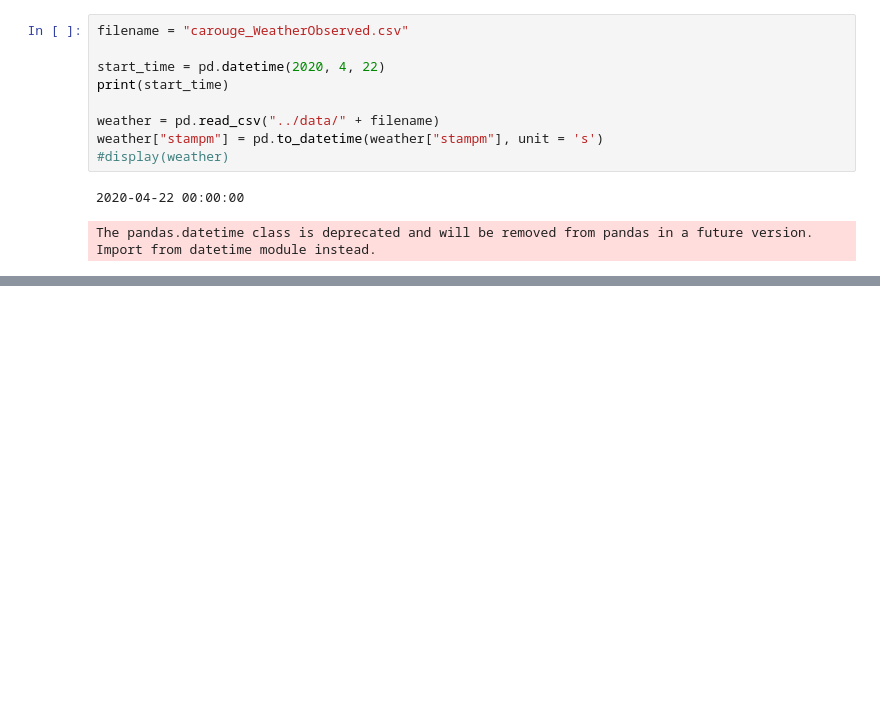
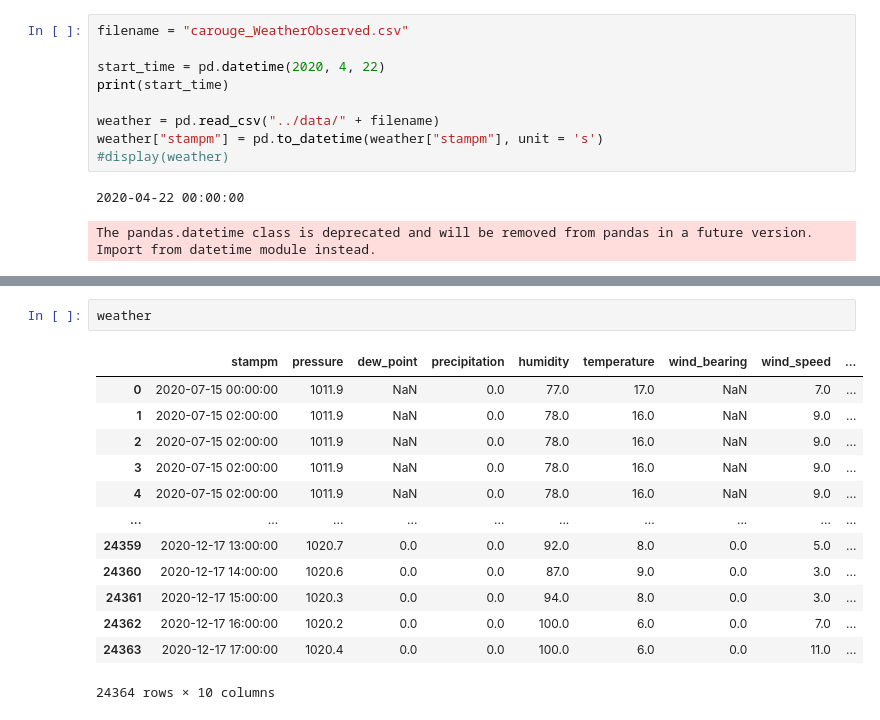
Before and after one commit to naiades-jsi/Carouge, a Jupyter notebook: notebooks/Data.ipynb, the cells around one changed output, grey strips where cells are left out. Drawn from its saved outputs; the diff is of its cells as text; blank space fills up the shorter version.

```diff
--- a/notebooks/Data.ipynb
+++ b/notebooks/Data.ipynb
@@ -55,3 +52,19 @@ fig.add_scatter(x = data['time'], y = data['value'], mode = 'lines', name = 'dam
 fig.show()
 # %% [output]
 [interactive output not drawn]
+# %%
+weather
+# %% [output]
+|  | stampm | pressure | dew_point | precipitation | humidity | temperature | wind_bearing | wind_speed | ... |
+| 0 | 2020-07-15 00:00:00 | 1011.9 | NaN | 0.0 | 77.0 | 17.0 | NaN | 7.0 | ... |
+| 1 | 2020-07-15 02:00:00 | 1011.9 | NaN | 0.0 | 78.0 | 16.0 | NaN | 9.0 | ... |
+| 2 | 2020-07-15 02:00:00 | 1011.9 | NaN | 0.0 | 78.0 | 16.0 | NaN | 9.0 | ... |
+| 3 | 2020-07-15 02:00:00 | 1011.9 | NaN | 0.0 | 78.0 | 16.0 | NaN | 9.0 | ... |
+| 4 | 2020-07-15 02:00:00 | 1011.9 | NaN | 0.0 | 78.0 | 16.0 | NaN | 9.0 | ... |
+| ... | ... | ... | ... | ... | ... | ... | ... | ... | ... |
+| 24359 | 2020-12-17 13:00:00 | 1020.7 | 0.0 | 0.0 | 92.0 | 8.0 | 0.0 | 5.0 | ... |
+| 24360 | 2020-12-17 14:00:00 | 1020.6 | 0.0 | 0.0 | 87.0 | 9.0 | 0.0 | 3.0 | ... |
+| 24361 | 2020-12-17 15:00:00 | 1020.3 | 0.0 | 0.0 | 94.0 | 8.0 | 0.0 | 3.0 | ... |
+| 24362 | 2020-12-17 16:00:00 | 1020.2 | 0.0 | 0.0 | 100.0 | 6.0 | 0.0 | 7.0 | ... |
+| 24363 | 2020-12-17 17:00:00 | 1020.4 | 0.0 | 0.0 | 100.0 | 6.0 | 0.0 | 11.0 | ... |
+24364 rows × 10 columns
```
Also changed, not shown: parts of 2 cells of this notebook, 3 other files.
